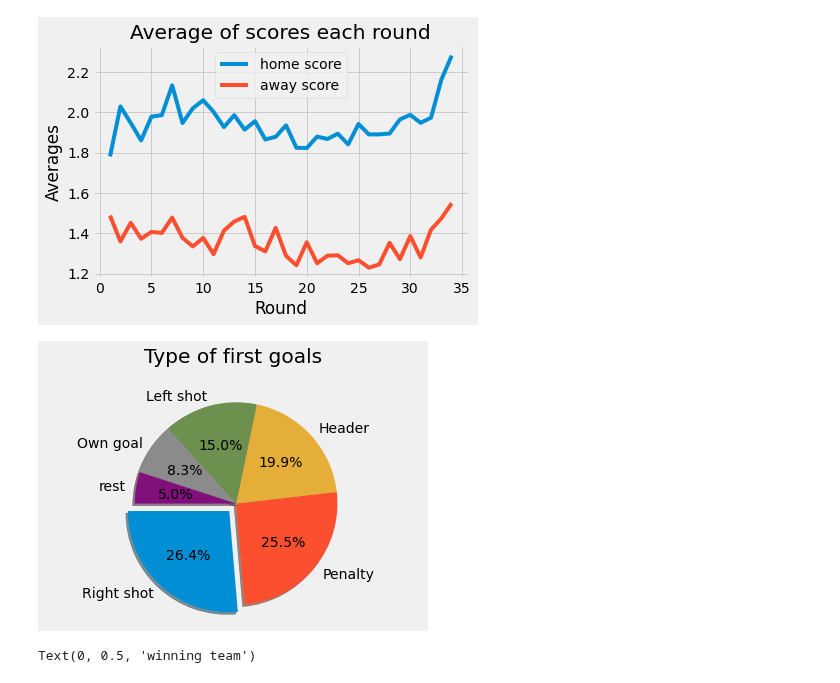
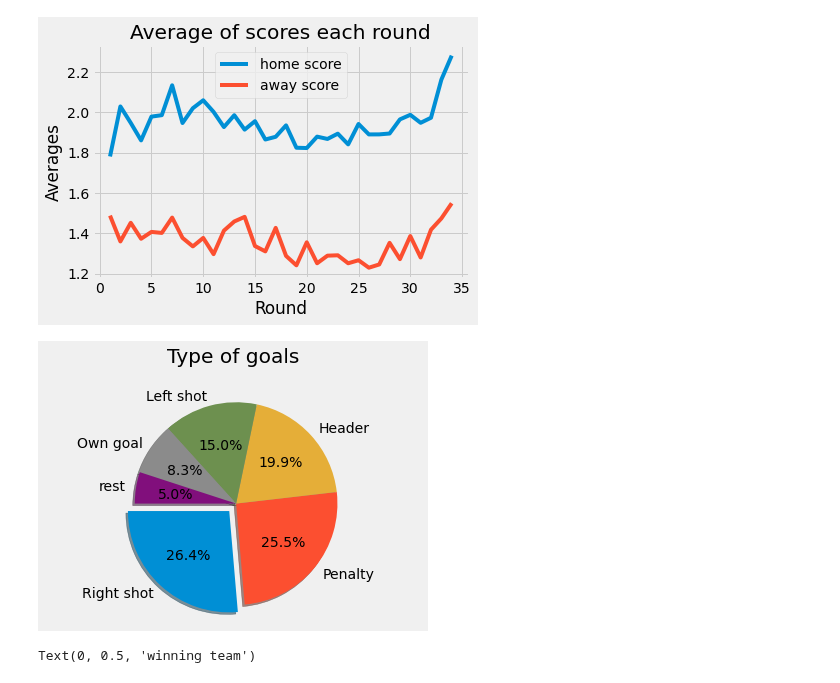
Before and after one commit to mohammedaljader/Football_Predictions_ML, a Jupyter notebook: Predict_first_goal.ipynb, the cells around one changed output. Drawn from its saved outputs; the diff is of its cells as text; code cells hidden in the pictures.

```diff
--- a/Predict_first_goal.ipynb
+++ b/Predict_first_goal.ipynb
@@ -292,18 +292,18 @@ Text(0, 0.5, 'Averages')
 # %%
 
 labels = groubBy_typeGoal.index
 sizes = groubBy_typeGoal
 explode = (0.1, 0, 0, 0, 0, 0)
 
 fig1, ax1 = plt.subplots()
 ax1.pie(sizes, explode=explode, labels=labels, autopct='%1.1f%%',
         shadow=True, startangle=180)
 ax1.axis('equal')
-ax1.set_title("Type of first goals\n")
+ax1.set_title("Type of goals\n")
 
 plt.show()
 # %% [output]
-[figure, old version]
+[figure, new version]
 # %%
 df_plot = pd.DataFrame()
 season = df_merge['season']
```
Also changed, not shown: 1 other file.
